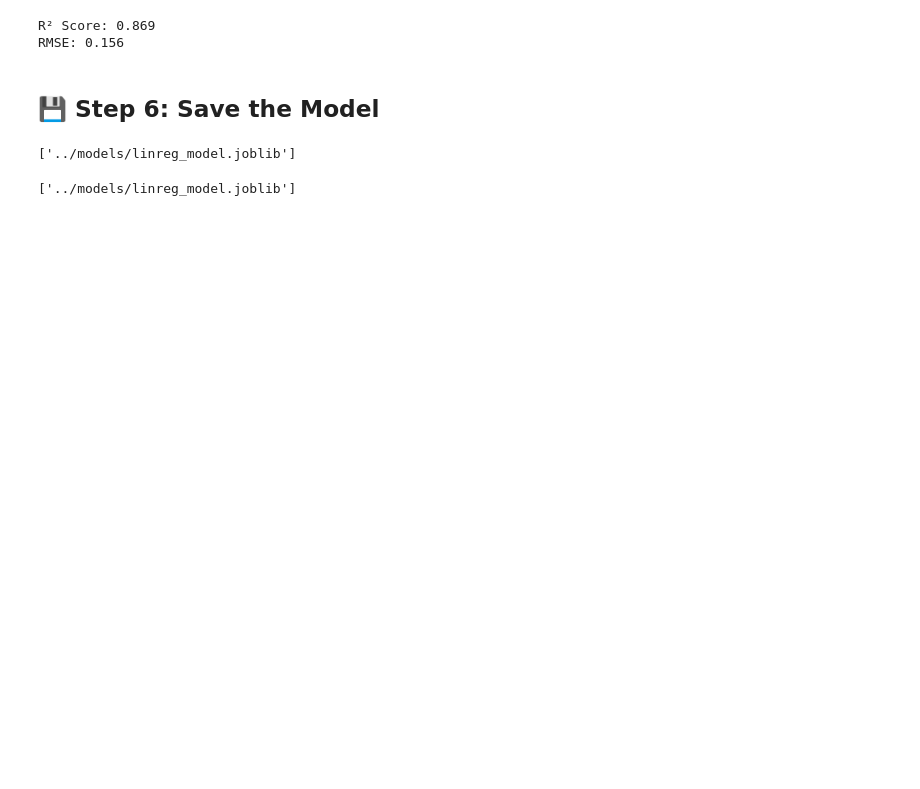
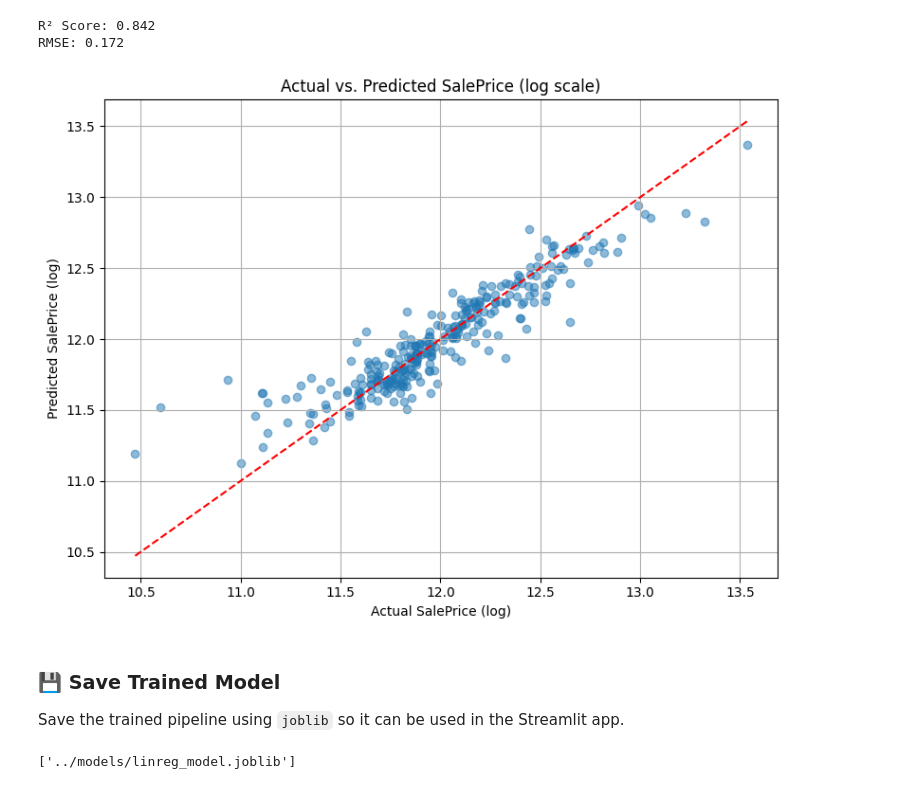
Before and after one commit to N3wee/heritage-housing-app, a Jupyter notebook: notebooks/04_model_training.ipynb, the cells around one changed output. Saved outputs shown, nothing was run; the diff lists cells and outputs as text; code cells hidden in the pictures; blank space fills up the shorter version.

Commit message:
Train and evaluate linear regression model; save pipeline to models/

```diff
--- a/notebooks/04_model_training.ipynb
+++ b/notebooks/04_model_training.ipynb
@@ -7,6 +27,4 @@ This notebook trains and evaluates a regression model to predict house sale pric
 # %%
-import pandas as pd
-
-df = pd.read_csv('../data/house_prices_preprocessed.csv')
-df.shape
+df = pd.read_csv('../data/house_prices_cleaned.csv')
+df.head()
 # %% [output]
@@ -18,3 +51,3 @@ We'll use `SalePrice_log` as the target for this regression model.
 # %%
-X = df.drop(columns='SalePrice_log')
+X = df[['OverallQual', 'GrLivArea', 'GarageArea', 'YearBuilt', 'TotalBsmtSF', 'LotArea']]
 y = df['SalePrice_log']
@@ -29,6 +64,23 @@ X_train, X_test, y_train, y_test = train_test_split(X, y, test_size=0.2, random_
+# %%
+from sklearn.impute import SimpleImputer
+
+# Use only valid, existing numeric features
+numeric_features = ['OverallQual', 'GrLivArea', 'GarageArea', 'YearBuilt', 'TotalBsmtSF', 'LotArea']
+
+numeric_transformer = Pipeline(steps=[
+    ('imputer', SimpleImputer(strategy='median'))
+])
+
+preprocessor = ColumnTransformer(
+    transformers=[
+        ('num', numeric_transformer, numeric_features)
+    ]
+)
 # %%
-from sklearn.linear_model import LinearRegression
+model = Pipeline(steps=[
+    ('preprocessor', preprocessor),
+    ('regressor', LinearRegression())
+])
 
-model = LinearRegression()
 model.fit(X_train, y_train)
 # %% [output]
@@ -39,15 +105,34 @@ LinearRegression()
 from sklearn.metrics import r2_score, mean_squared_error
 import numpy as np
 
+# Predict on test set
 y_pred = model.predict(X_test)
+
+# Evaluation metrics
 r2 = r2_score(y_test, y_pred)
 rmse = np.sqrt(mean_squared_error(y_test, y_pred))
 
 print(f"R² Score: {r2:.3f}")
 print(f"RMSE: {rmse:.3f}")
 # %% [output]
-R² Score: 0.869
-RMSE: 0.156
+R² Score: 0.842
+RMSE: 0.172
-# %% [markdown]
-## 💾 Step 6: Save the Model
+# %%
+import matplotlib.pyplot as plt
+
+plt.figure(figsize=(8, 6))
+plt.scatter(y_test, y_pred, alpha=0.5)
+plt.plot([y_test.min(), y_test.max()], [y_test.min(), y_test.max()], '--r')
+plt.xlabel('Actual SalePrice (log)')
+plt.ylabel('Predicted SalePrice (log)')
+plt.title('Actual vs. Predicted SalePrice (log scale)')
+plt.grid(True)
+plt.tight_layout()
+plt.show()
+# %% [output]
+[figure, added]
+# %% [markdown]
+### 💾 Save Trained Model
+
+Save the trained pipeline using `joblib` so it can be used in the Streamlit app.
 # %%
@@ -58,7 +147,2 @@ joblib.dump(model, '../models/linreg_model.joblib')
 # %% [output]
 ['../models/linreg_model.joblib']
-# %%
-import joblib
-joblib.dump(model, '../models/linreg_model.joblib')
-# %% [output]
-['../models/linreg_model.joblib']
```
Also changed, not shown: parts of 17 cells of this notebook, 1 other file.
